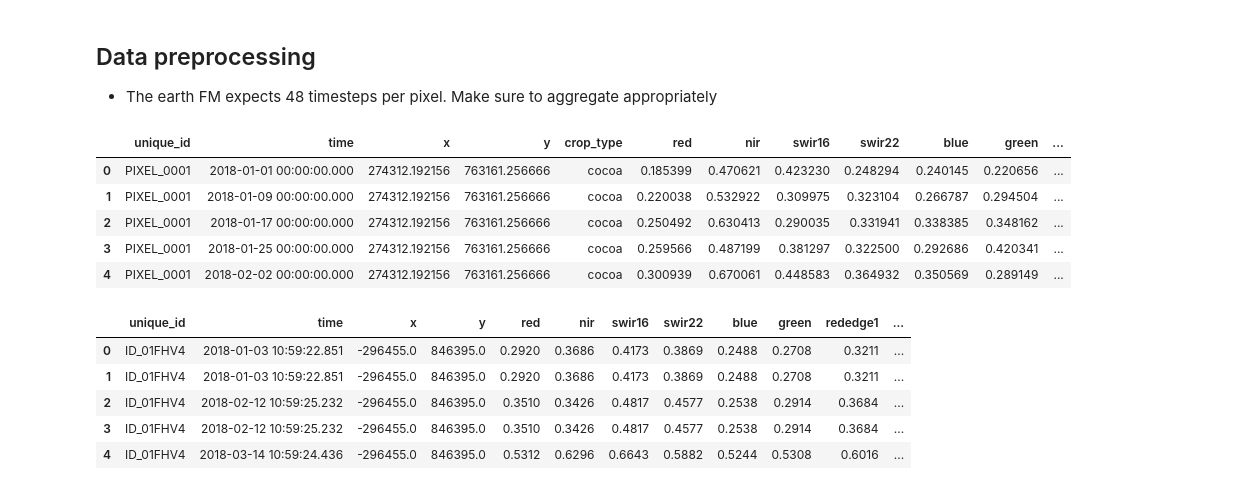
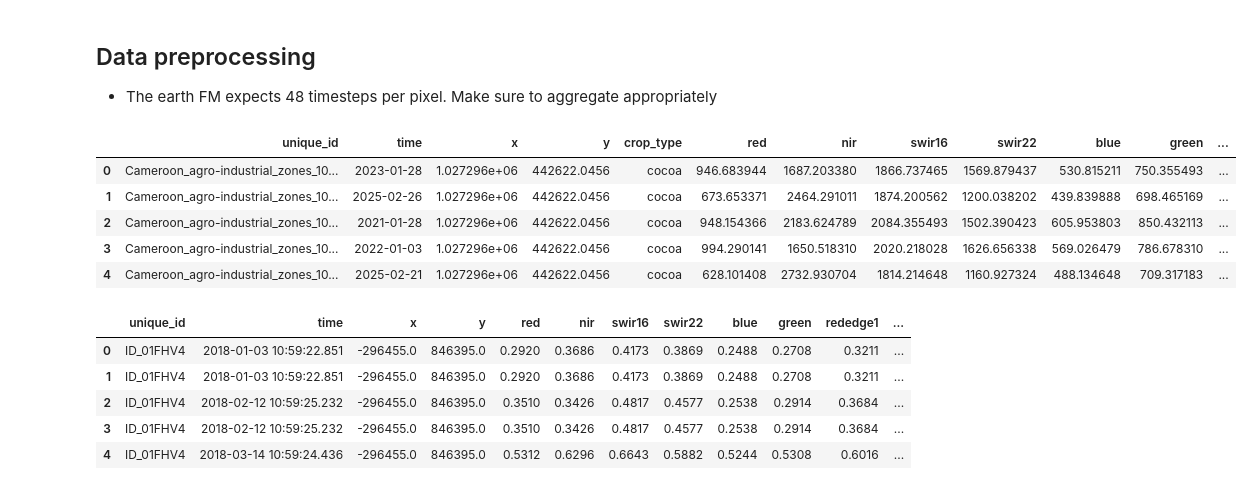
Before and after one commit to jennifer-luo-dev/gradient-growers, a Jupyter notebook: StarterNotebook.ipynb, the cells around one changed output. Drawn from its saved outputs; the diff is of its cells as text; code cells hidden in the pictures.

Commit message:
Input final

```diff
--- a/StarterNotebook.ipynb
+++ b/StarterNotebook.ipynb
@@ -18,14 +18,24 @@ from torch.utils.data import Dataset, DataLoader
 ## Data preprocessing
  - The earth FM expects 48 timesteps per pixel. Make sure to aggregate appropriately
 # %%
+import pandas as pd
 # This is a dummy dataset
 # N.B. This df is for illustration only and should only be used to get an understanding of the problem. This data is completely fictious.
-train_data = pd.read_csv('dummy_satellite_data.csv')
+train_data = pd.read_csv('Final_input.csv')
+train_data = train_data.dropna()
+
+counts = train_data['unique_id'].value_counts()
+
+# Filter unique_ids that appear more than once
+ids_to_keep = counts[counts > 1].index
+
+# Keep only rows where unique_id appears more than once
+train_data = train_data[train_data['unique_id'].isin(ids_to_keep)]
 train_data.head()
 # %% [output]
 |  | unique_id | time | x | y | crop_type | red | nir | swir16 | swir22 | blue | green | ... |
-| 0 | PIXEL_0001 | 2018-01-01 00:00:00.000 | 274312.192156 | 763161.256666 | cocoa | 0.185399 | 0.470621 | 0.423230 | 0.248294 | 0.240145 | 0.220656 | ... |
-| 1 | PIXEL_0001 | 2018-01-09 00:00:00.000 | 274312.192156 | 763161.256666 | cocoa | 0.220038 | 0.532922 | 0.309975 | 0.323104 | 0.266787 | 0.294504 | ... |
-| 2 | PIXEL_0001 | 2018-01-17 00:00:00.000 | 274312.192156 | 763161.256666 | cocoa | 0.250492 | 0.630413 | 0.290035 | 0.331941 | 0.338385 | 0.348162 | ... |
-| 3 | PIXEL_0001 | 2018-01-25 00:00:00.000 | 274312.192156 | 763161.256666 | cocoa | 0.259566 | 0.487199 | 0.381297 | 0.322500 | 0.292686 | 0.420341 | ... |
-| 4 | PIXEL_0001 | 2018-02-02 00:00:00.000 | 274312.192156 | 763161.256666 | cocoa | 0.300939 | 0.670061 | 0.448583 | 0.364932 | 0.350569 | 0.289149 | ... |
+| 0 | Cameroon_agro-industrial_zones_10... | 2023-01-28 | 1.027296e+06 | 442622.0456 | cocoa | 946.683944 | 1687.203380 | 1866.737465 | 1569.879437 | 530.815211 | 750.355493 | ... |
+| 1 | Cameroon_agro-industrial_zones_10... | 2025-02-26 | 1.027296e+06 | 442622.0456 | cocoa | 673.653371 | 2464.291011 | 1874.200562 | 1200.038202 | 439.839888 | 698.465169 | ... |
+| 2 | Cameroon_agro-industrial_zones_10... | 2021-01-28 | 1.027296e+06 | 442622.0456 | cocoa | 948.154366 | 2183.624789 | 2084.355493 | 1502.390423 | 605.953803 | 850.432113 | ... |
+| 3 | Cameroon_agro-industrial_zones_10... | 2022-01-03 | 1.027296e+06 | 442622.0456 | cocoa | 994.290141 | 1650.518310 | 2020.218028 | 1626.656338 | 569.026479 | 786.678310 | ... |
+| 4 | Cameroon_agro-industrial_zones_10... | 2025-02-21 | 1.027296e+06 | 442622.0456 | cocoa | 628.101408 | 2732.930704 | 1814.214648 | 1160.927324 | 488.134648 | 709.317183 | ... |
```
Also changed, not shown: parts of 19 cells of this notebook, 1 other file.
